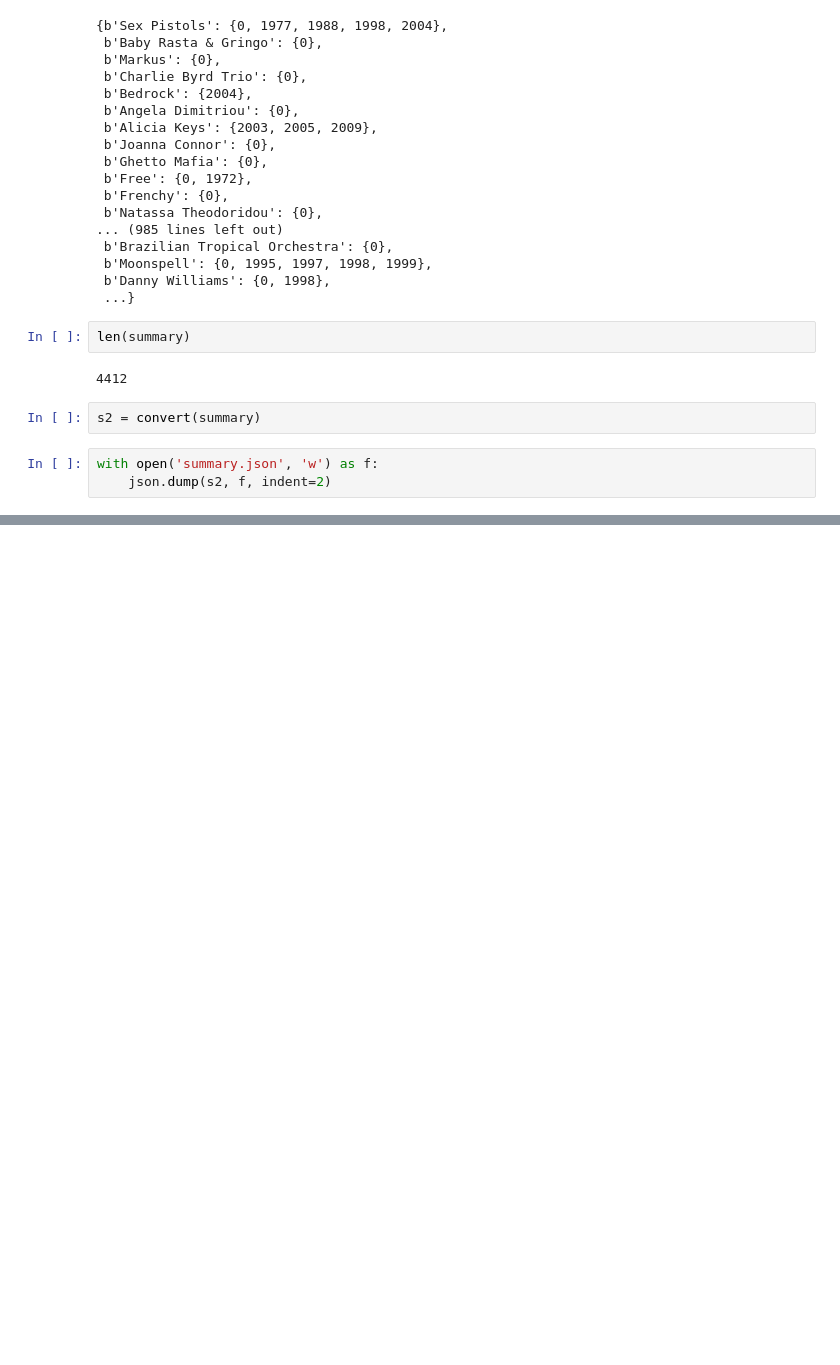
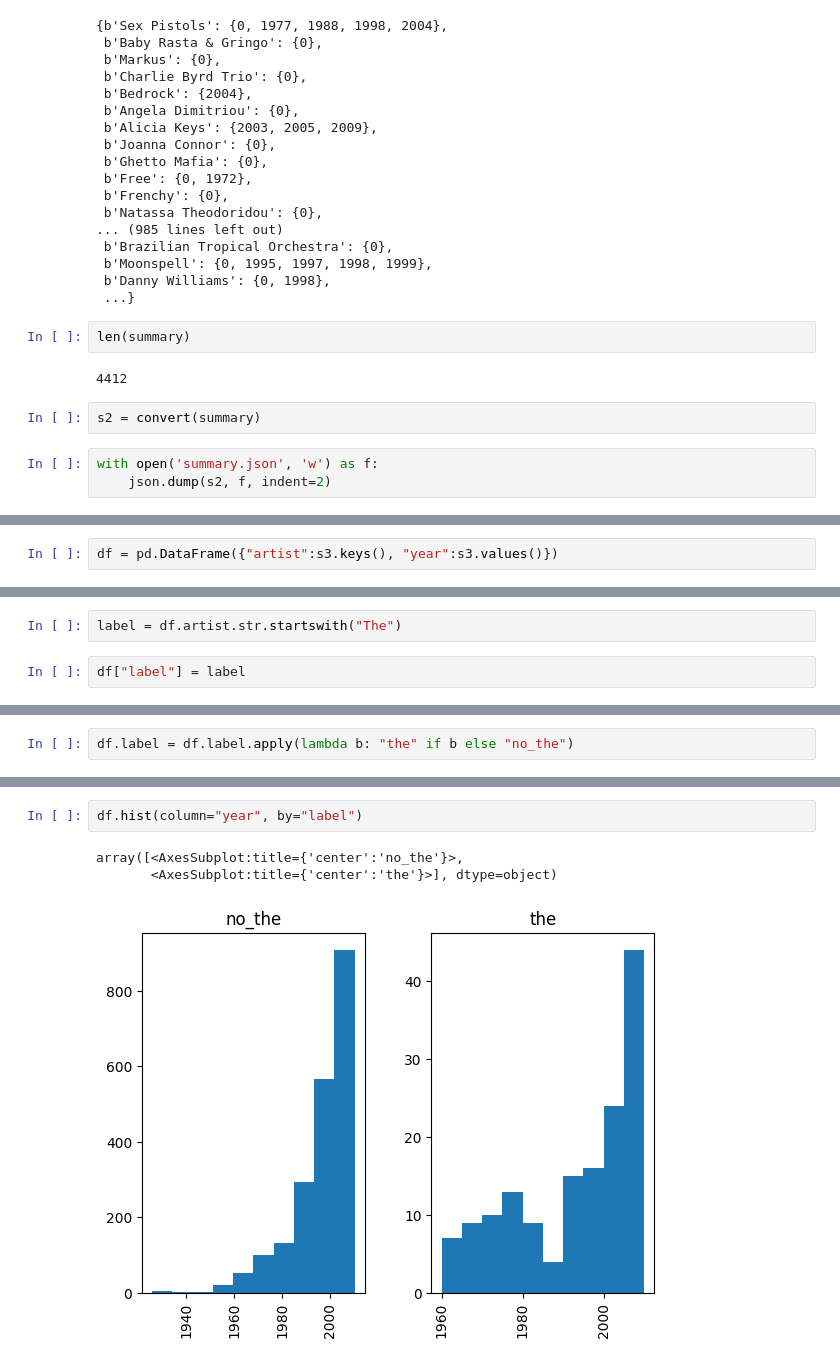
Before and after one commit to turing-complet/band-names, a Jupyter notebook: exploration.ipynb, the cells around one changed output, grey strips where cells are left out. Saved outputs shown, nothing was run; the diff lists cells and outputs as text; blank space fills up the shorter version.

Commit message:
histogram

```diff
--- a/exploration.ipynb
+++ b/exploration.ipynb
@@ -64,0 +143,2 @@ with open('summary.json', 'w') as f:
+# %%
+df = pd.DataFrame({"artist":s3.keys(), "year":s3.values()})
@@ -64,0 +161,4 @@ with open('summary.json', 'w') as f:
+# %%
+label = df.artist.str.startswith("The")
+# %%
+df["label"] = label
@@ -64,0 +181,2 @@ with open('summary.json', 'w') as f:
+# %%
+df.label = df.label.apply(lambda b: "the" if b else "no_the")
@@ -64,0 +199,6 @@ with open('summary.json', 'w') as f:
+# %%
+df.hist(column="year", by="label")
+# %% [output]
+array([<AxesSubplot:title={'center':'no_the'}>,
+       <AxesSubplot:title={'center':'the'}>], dtype=object)
+[figure, added]
```
Also changed, not shown: parts of 13 cells of this notebook, 2 other files.
